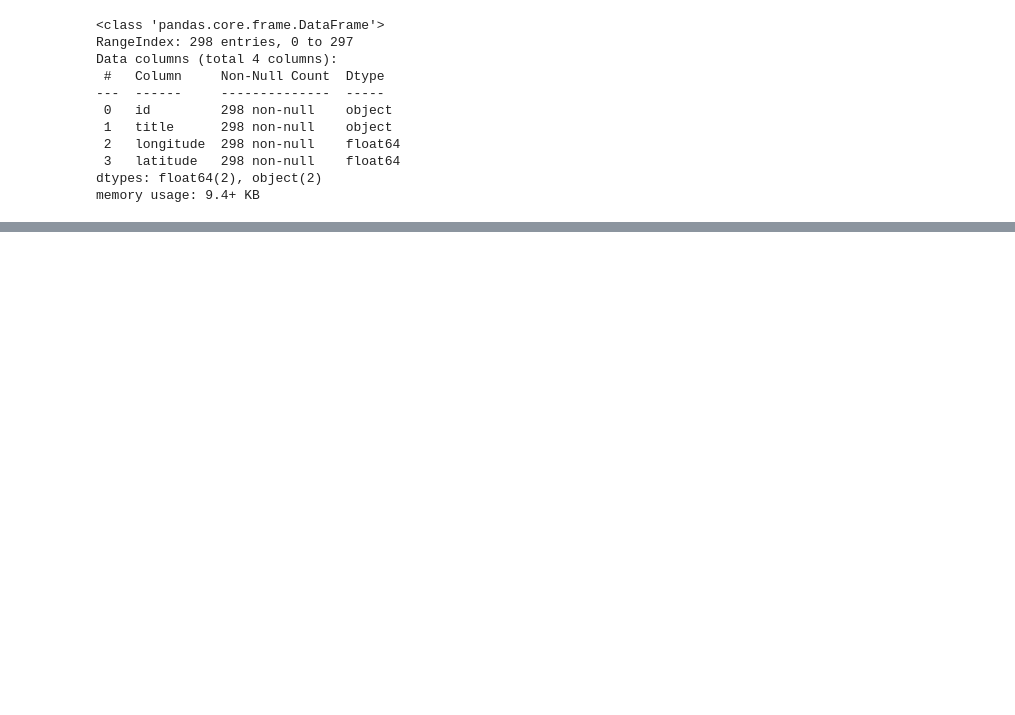
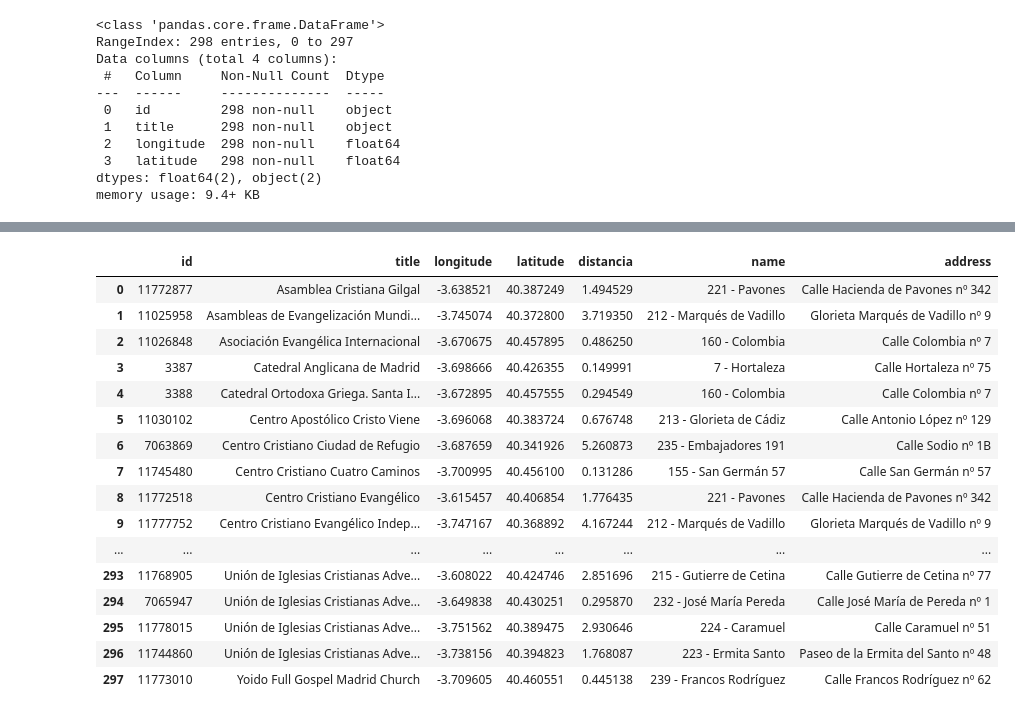
Before and after one commit to castroalberto/ih_datamadpt0923_project_m1, a Jupyter notebook: notebooks/dev_notebook_geodesic.ipynb, the cells around one changed output, grey strips where cells are left out. Cells and saved outputs as stored; diff of their text form; code cells hidden in the pictures; blank space fills up the shorter version.

Commit message:
df con distancias minimas corregido OK

```diff
--- a/notebooks/dev_notebook_geodesic.ipynb
+++ b/notebooks/dev_notebook_geodesic.ipynb
@@ -7,6 +7,10 @@ This is your development environment...you may start:
 - Designing your pipeline.
 # %%
 import pandas as pd
+
+pd.set_option('display.max_rows', 400)
+pd.set_option('display.max_columns', 400)
+
 import requests as re
 from shapely.geometry import Point
 # %%
@@ -265,3 +244,36 @@ Data columns (total 4 columns):
  3   latitude   298 non-null    float64
 dtypes: float64(2), object(2)
 memory usage: 9.4+ KB
+# %%
+%%time
+
+
+# Agregar nuevas columnas a templos_clean para almacenar datos de la fila en bicimad_clean
+templos_clean['distancia'] = float('inf')
+templos_clean['name'] = ""
+templos_clean['address'] = ""
+
+# Iterar sobre cada fila de templos_clean y bicimad_clean
+for index_templo, templo in templos_clean.iterrows():
+    # Inicializar variables para almacenar la información de la fila ganadora en bicimad_clean
+    min_distance = float('inf')
+    name_ganador = ""
+    address_ganadora = ""
+
+    for index_bicimad, bicimad in bicimad_clean.iterrows():
+        coords_templo = (templo['latitude'], templo['longitude'])
+        coords_bicimad = (bicimad['latitude'], bicimad['longitude'])
+
+        # Calcular la distancia
+        distancia = geodesic(coords_templo, coords_bicimad).kilometers
+
+        # Actualizar la información de la fila ganadora
+        if distancia < min_distance:
+            min_distance = distancia
+            name_ganador = bicimad['name']
+            address_ganadora = bicimad['address']
+
+    # Actualizar las columnas en templos_clean con la información de la fila ganadora
+    templos_clean.at[index_templo, 'distancia'] = min_distance
+    templos_clean.at[index_templo, 'name'] = name_ganador
+    templos_clean.at[index_templo, 'address'] = address_ganadora
@@ -267,0 +295,22 @@ memory usage: 9.4+ KB
+# %%
+pd.set_option('display.max_rows', 300)
+pd.set_option('display.max_columns', 300)
+templos_clean.head(300)
+# %% [output]
+|  | id | title | longitude | latitude | distancia | name | address |
+| 0 | 11772877 | Asamblea Cristiana Gilgal | -3.638521 | 40.387249 | 1.494529 | 221 - Pavones | Calle Hacienda de Pavones nº 342 |
+| 1 | 11025958 | Asambleas de Evangelización Mundi... | -3.745074 | 40.372800 | 3.719350 | 212 - Marqués de Vadillo | Glorieta Marqués de Vadillo nº 9 |
+| 2 | 11026848 | Asociación Evangélica Internacional | -3.670675 | 40.457895 | 0.486250 | 160 - Colombia | Calle Colombia nº 7 |
+| 3 | 3387 | Catedral Anglicana de Madrid | -3.698666 | 40.426355 | 0.149991 | 7 - Hortaleza | Calle Hortaleza nº 75 |
+| 4 | 3388 | Catedral Ortodoxa Griega. Santa I... | -3.672895 | 40.457555 | 0.294549 | 160 - Colombia | Calle Colombia nº 7 |
+| 5 | 11030102 | Centro Apostólico Cristo Viene | -3.696068 | 40.383724 | 0.676748 | 213 - Glorieta de Cádiz | Calle Antonio López nº 129 |
+| 6 | 7063869 | Centro Cristiano Ciudad de Refugio | -3.687659 | 40.341926 | 5.260873 | 235 - Embajadores 191 | Calle Sodio nº 1B |
+| 7 | 11745480 | Centro Cristiano Cuatro Caminos | -3.700995 | 40.456100 | 0.131286 | 155 - San Germán 57 | Calle San Germán nº 57 |
+| 8 | 11772518 | Centro Cristiano Evangélico | -3.615457 | 40.406854 | 1.776435 | 221 - Pavones | Calle Hacienda de Pavones nº 342 |
+| 9 | 11777752 | Centro Cristiano Evangélico Indep... | -3.747167 | 40.368892 | 4.167244 | 212 - Marqués de Vadillo | Glorieta Marqués de Vadillo nº 9 |
+| ... | ... | ... | ... | ... | ... | ... | ... |
+| 293 | 11768905 | Unión de Iglesias Cristianas Adve... | -3.608022 | 40.424746 | 2.851696 | 215 - Gutierre de Cetina | Calle Gutierre de Cetina nº 77 |
+| 294 | 7065947 | Unión de Iglesias Cristianas Adve... | -3.649838 | 40.430251 | 0.295870 | 232 - José María Pereda | Calle José María de Pereda nº 1 |
+| 295 | 11778015 | Unión de Iglesias Cristianas Adve... | -3.751562 | 40.389475 | 2.930646 | 224 - Caramuel | Calle Caramuel nº 51 |
+| 296 | 11744860 | Unión de Iglesias Cristianas Adve... | -3.738156 | 40.394823 | 1.768087 | 223 - Ermita Santo | Paseo de la Ermita del Santo nº 48 |
+| 297 | 11773010 | Yoido Full Gospel Madrid Church | -3.709605 | 40.460551 | 0.445138 | 239 - Francos Rodríguez | Calle Francos Rodríguez nº 62 |
```
Also changed, not shown: parts of 7 cells of this notebook.
